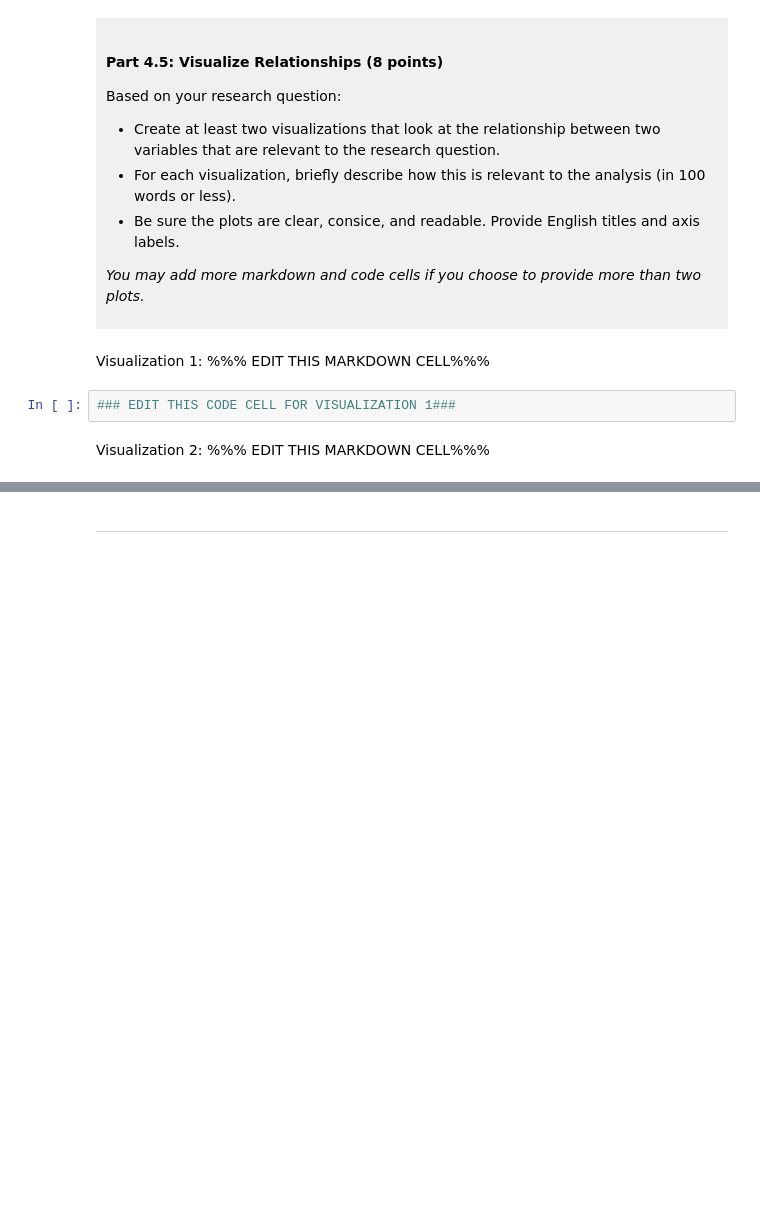
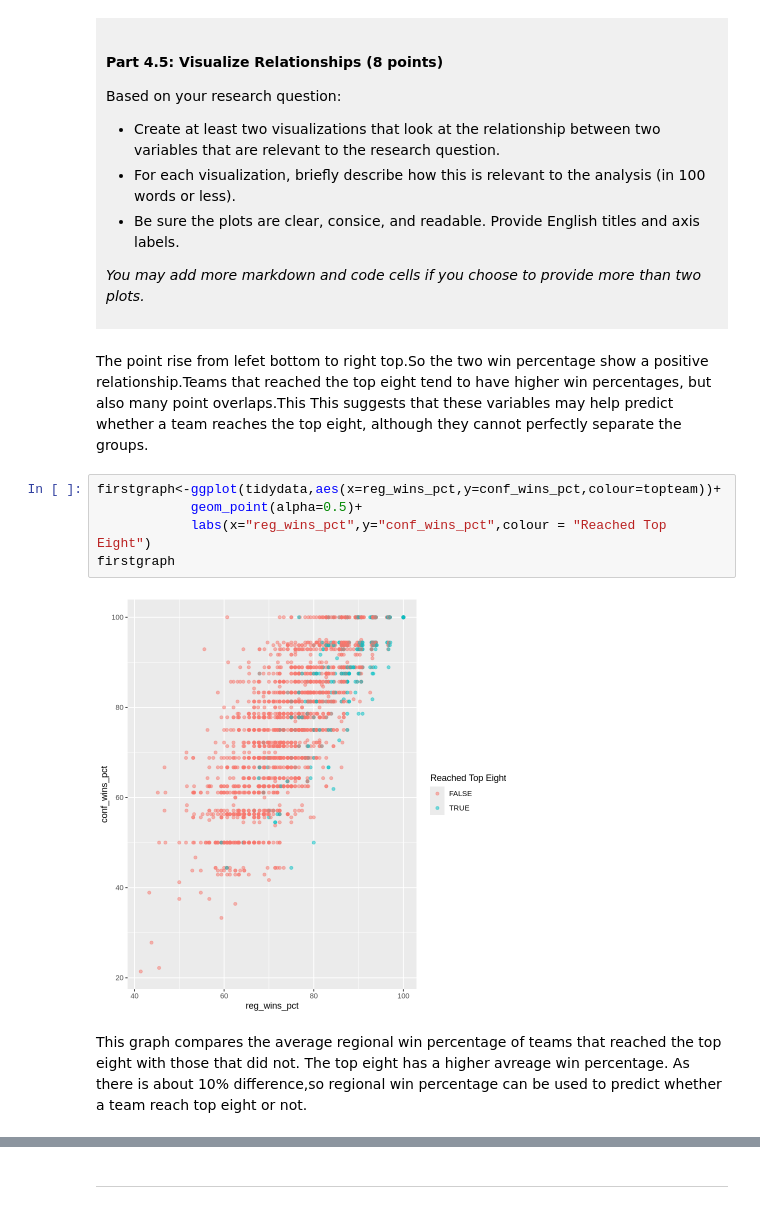
Before and after one commit to doctorzaozhan-ops/dsci-100-project-Xiuhao-Feng, a Jupyter notebook: dsci-100-project-notebook.ipynb, the cells around one changed output, grey strips where cells are left out. Drawn from its saved outputs; the diff is of its cells as text; blank space fills up the shorter version.

```diff
--- a/dsci-100-project-notebook.ipynb
+++ b/dsci-100-project-notebook.ipynb
@@ -321,9 +376,16 @@ Based on your research question:
 *You may add more markdown and code cells if you choose to provide more than two plots.*
 </div>
 # %% [markdown]
-Visualization 1: %%% EDIT THIS MARKDOWN CELL%%%
+The point rise from lefet bottom to right top.So the two win percentage show a positive relationship.Teams that reached the top eight tend to have higher win percentages, but also many point overlaps.This This suggests that these variables may help predict whether a team reaches the top eight, although they cannot perfectly separate the groups.
 # %%
-### EDIT THIS CODE CELL FOR VISUALIZATION 1###
+firstgraph<-ggplot(tidydata,aes(x=reg_wins_pct,y=conf_wins_pct,colour=topteam))+
+            geom_point(alpha=0.5)+
+            labs(x="reg_wins_pct",y="conf_wins_pct",colour = "Reached Top Eight")
+firstgraph
+# %% [output]
+[figure, added]
 # %% [markdown]
-Visualization 2: %%% EDIT THIS MARKDOWN CELL%%%
+This graph compares the average regional win percentage of teams that reached the top eight with those that did not.
+The top eight has a higher avreage win percentage.
+As there is about 10% difference,so regional win percentage can be used to predict whether a team reach top eight or not.
 # %%
```
Also changed, not shown: parts of 7 cells of this notebook.
